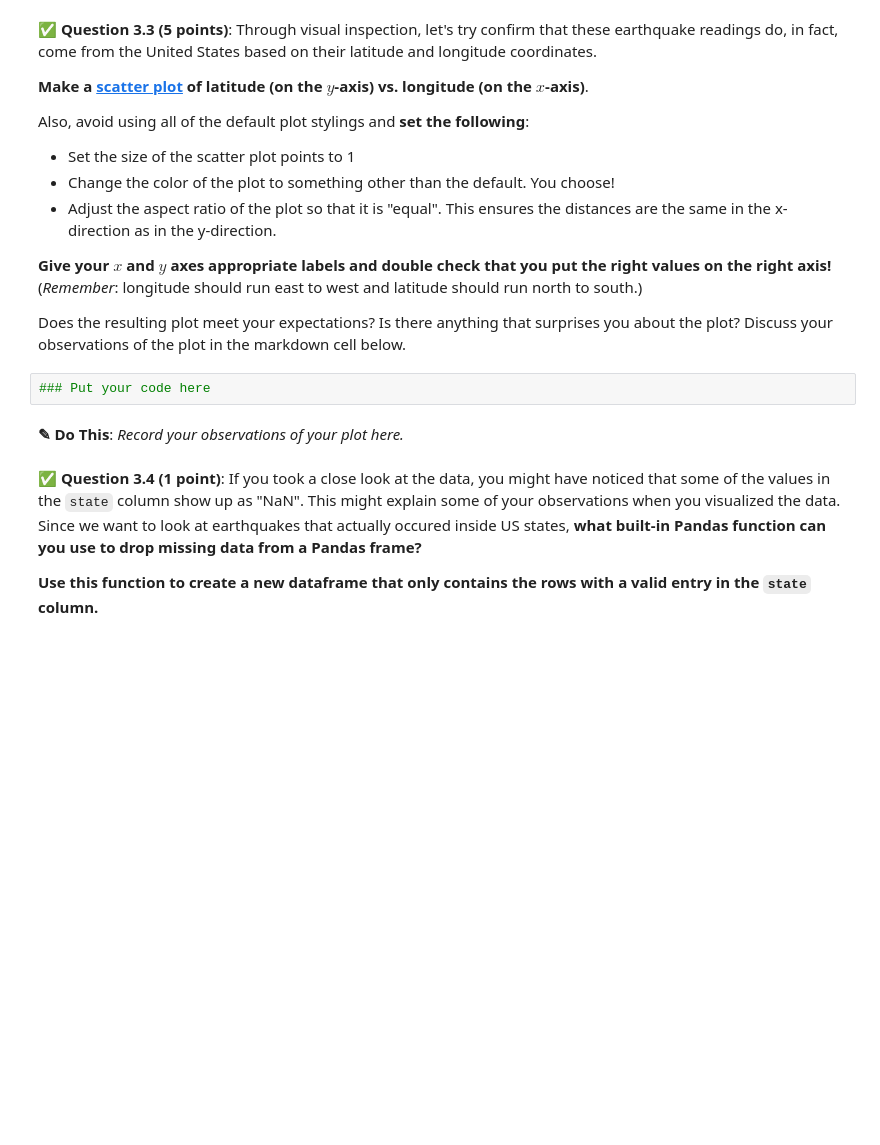
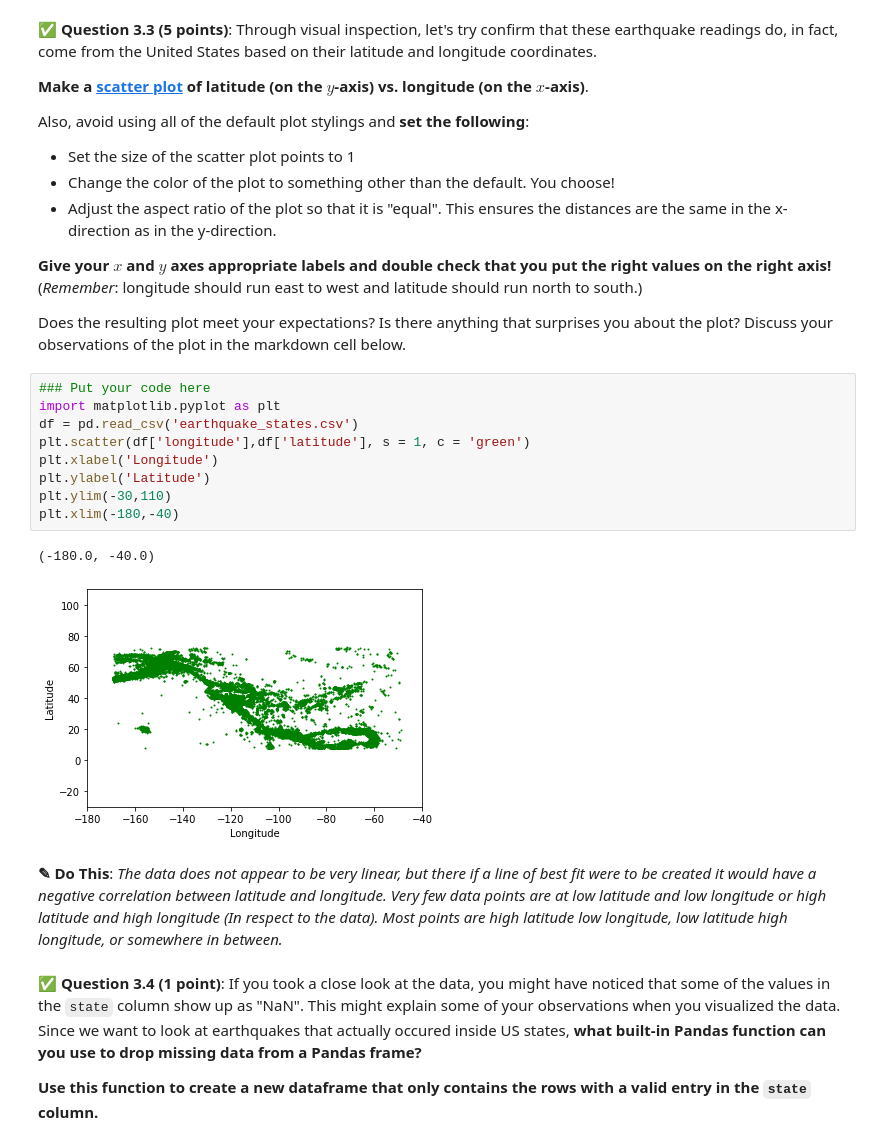
Before and after one commit to Colino03/CMSE202-f23-turnin, a Jupyter notebook: hw-01/HW-01.ipynb, the cells around one changed output. Cells and saved outputs as stored; diff of their text form; blank space fills up the shorter version.

Commit message:
committed part 3 and added new file earthquake_states

```diff
--- a/hw-01/HW-01.ipynb
+++ b/hw-01/HW-01.ipynb
@@ -409,10 +430,20 @@ Also, avoid using all of the default plot stylings and **set the following**:
 **Give your $x$ and $y$ axes appropriate labels and double check that you put the right values on the right axis!** (*Remember*: longitude should run east to west and latitude should run north to south.)
 
 Does the resulting plot meet your expectations? Is there anything that surprises you about the plot? Discuss your observations of the plot in the markdown cell below.
-# %%
-### Put your code here
-# %% [markdown]
-**<font size=+3>&#9998;</font> Do This**: *Record your observations of your plot here.*
+# %%
+### Put your code here
+import matplotlib.pyplot as plt
+df = pd.read_csv('earthquake_states.csv')
+plt.scatter(df['longitude'],df['latitude'], s = 1, c = 'green')
+plt.xlabel('Longitude')
+plt.ylabel('Latitude')
+plt.ylim(-30,110)
+plt.xlim(-180,-40)
+# %% [output]
+(-180.0, -40.0)
+[figure, added]
+# %% [markdown]
+**<font size=+3>&#9998;</font> Do This**: *The data does not appear to be very linear, but there if a line of best fit were to be created it would have a negative correlation between latitude and longitude. Very few data points are at low latitude and low longitude or high latitude and high longitude (In respect to the data). Most points are high latitude low longitude, low latitude high longitude, or somewhere in between.*
 # %% [markdown]
 &#9989; **Question 3.4 (1 point)**: If you took a close look at the data, you might have noticed that some of the values in the `state` column show up as "NaN". This might explain some of your observations when you visualized the data. Since we want to look at earthquakes that actually occured inside US states, **what built-in Pandas function can you use to drop missing data from a Pandas frame?**
 
```
Also changed, not shown: parts of 12 cells of this notebook, 1 other file.
